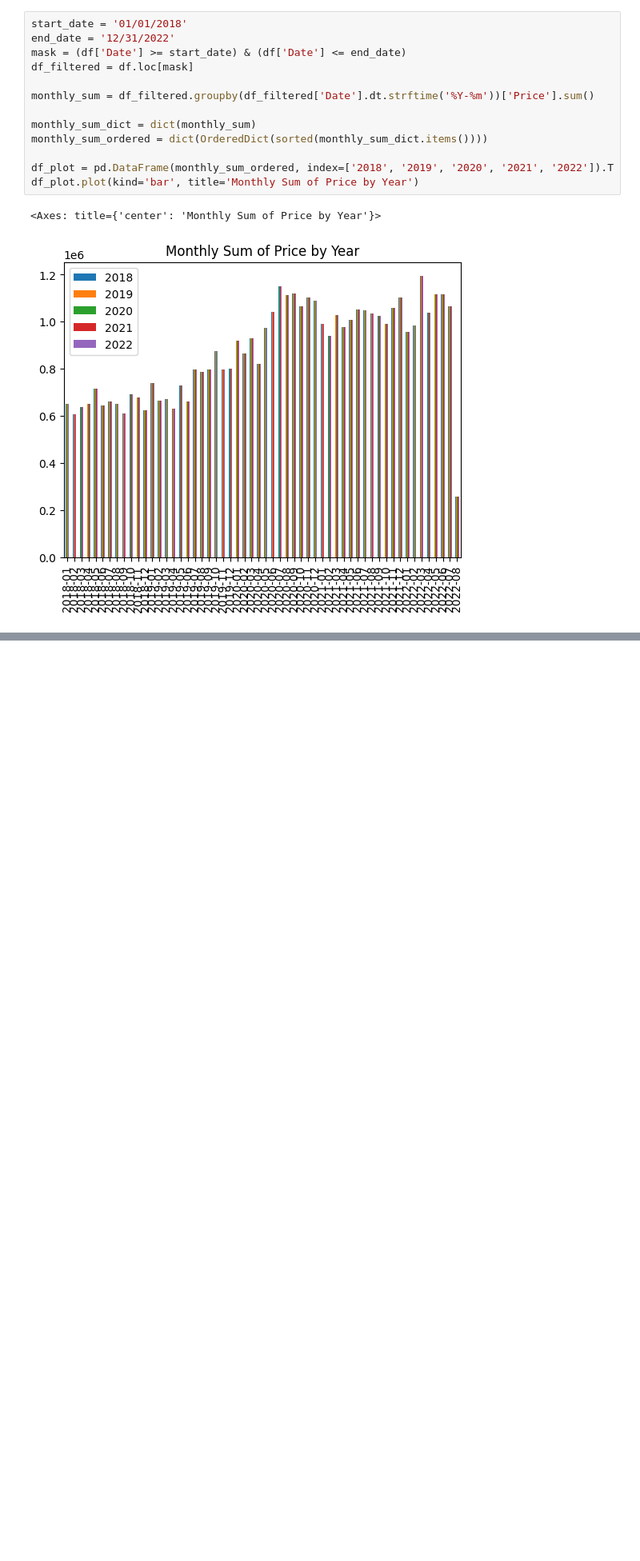
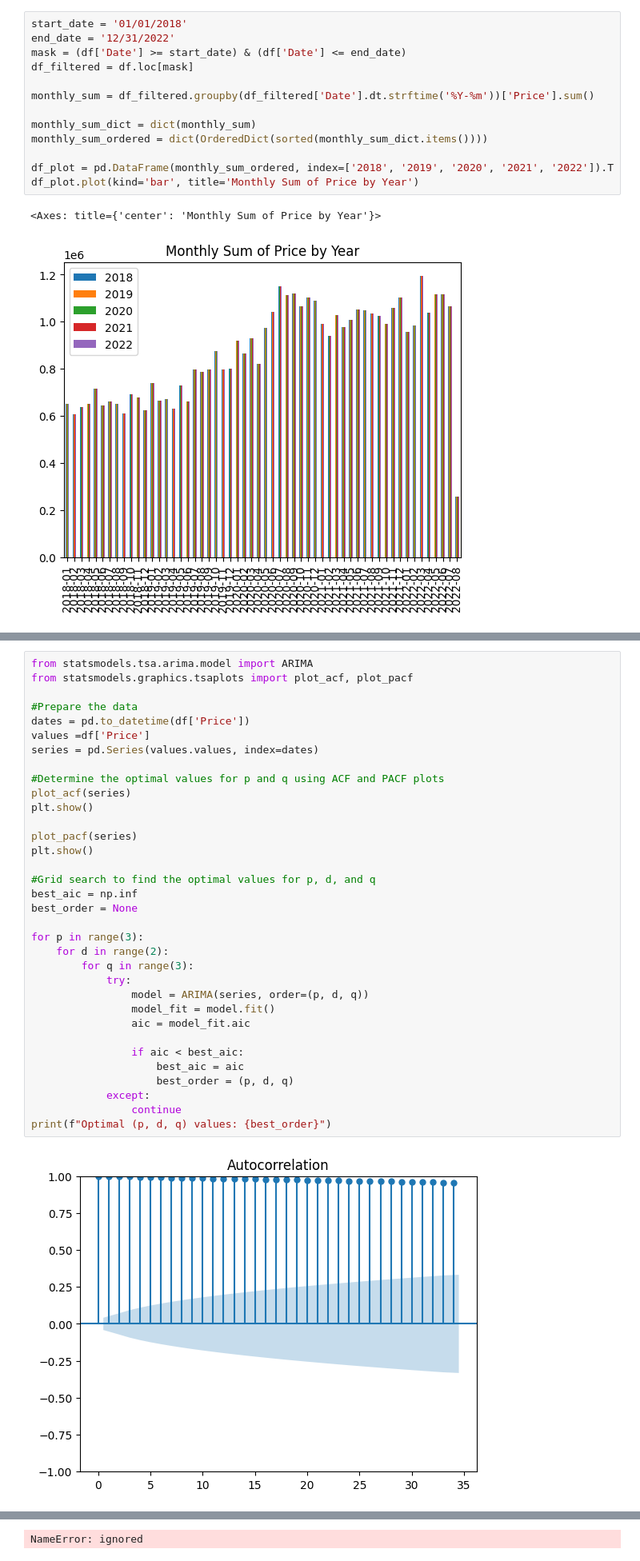
Before and after one commit to bhavana2904/PES-IO, a Jupyter notebook: Gold_Price_EDA.ipynb, the cells around one changed output, grey strips where cells are left out. Shown: that part at 80% size. Saved outputs shown, nothing was run; the diff lists cells and outputs as text; blank space fills up the shorter version.

```diff
--- a/Gold_Price_EDA.ipynb
+++ b/Gold_Price_EDA.ipynb
@@ -220,0 +271,36 @@ df_plot.plot(kind='bar', title='Monthly Sum of Price by Year')
+# %%
+from statsmodels.tsa.arima.model import ARIMA
+from statsmodels.graphics.tsaplots import plot_acf, plot_pacf
+
+#Prepare the data
+dates = pd.to_datetime(df['Price'])
+values =df['Price']
+series = pd.Series(values.values, index=dates)
+
+#Determine the optimal values for p and q using ACF and PACF plots
+plot_acf(series)
+plt.show()
+
+plot_pacf(series)
+plt.show()
+
+#Grid search to find the optimal values for p, d, and q
+best_aic = np.inf
+best_order = None
+
+for p in range(3):
+    for d in range(2):
+        for q in range(3):
+            try:
+                model = ARIMA(series, order=(p, d, q))
+                model_fit = model.fit()
+                aic = model_fit.aic
+
+                if aic < best_aic:
+                    best_aic = aic
+                    best_order = (p, d, q)
+            except:
+                continue
+print(f"Optimal (p, d, q) values: {best_order}")
+# %% [output]
+[figure, added]
@@ -220,0 +308 @@ df_plot.plot(kind='bar', title='Monthly Sum of Price by Year')
+NameError: ignored
```
Also changed, not shown: parts of 15 cells of this notebook.
